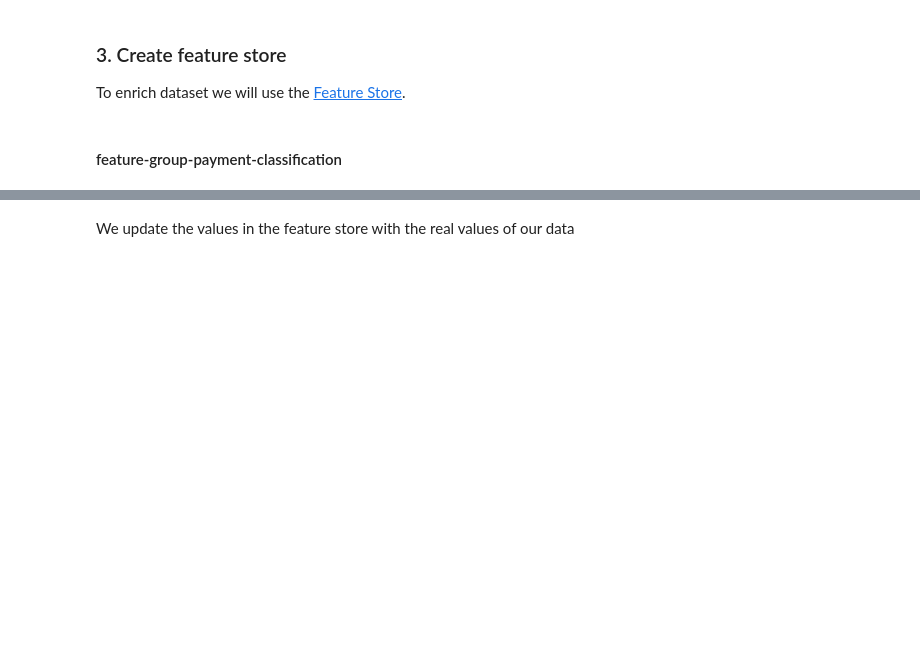
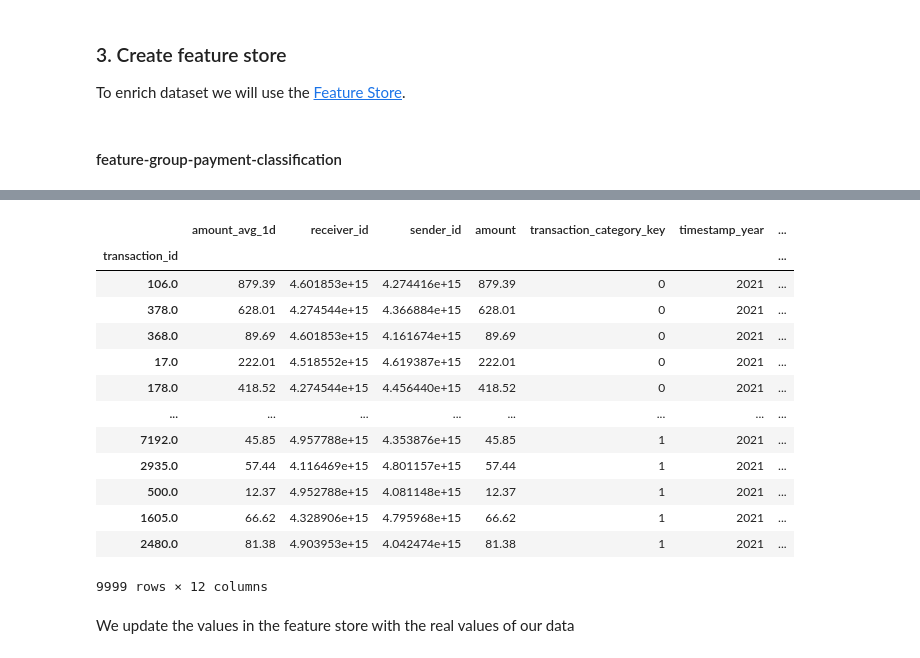
Before and after one commit to mlrun/demo-sagemaker, a Jupyter notebook: financial_payment_classification_v3.ipynb, the cells around one changed output, grey strips where cells are left out. Cells and saved outputs as stored; diff of their text form; code cells hidden in the pictures; blank space fills up the shorter version.

```diff
--- a/financial_payment_classification_v3.ipynb
+++ b/financial_payment_classification_v3.ipynb
@@ -237,6 +272,6 @@ extended_transactions_set.plot(rankdir="LR", with_targets=True)
 # %% [output]
 [drawing not drawn]
 # %%
-ingested_data = extended_transactions_set.ingest(data, overwrite=True)
+ingested_data = extended_transactions_set.ingest(part_data, overwrite=True)
 ingested_data
 # %% [output]
@@ -243,0 +279,14 @@ ingested_data
+|  | amount_avg_1d | receiver_id | sender_id | amount | transaction_category_key | timestamp_year | ... |
+| transaction_id |  |  |  |  |  |  | ... |
+| 106.0 | 879.39 | 4.601853e+15 | 4.274416e+15 | 879.39 | 0 | 2021 | ... |
+| 378.0 | 628.01 | 4.274544e+15 | 4.366884e+15 | 628.01 | 0 | 2021 | ... |
+| 368.0 | 89.69 | 4.601853e+15 | 4.161674e+15 | 89.69 | 0 | 2021 | ... |
+| 17.0 | 222.01 | 4.518552e+15 | 4.619387e+15 | 222.01 | 0 | 2021 | ... |
+| 178.0 | 418.52 | 4.274544e+15 | 4.456440e+15 | 418.52 | 0 | 2021 | ... |
+| ... | ... | ... | ... | ... | ... | ... | ... |
+| 7192.0 | 45.85 | 4.957788e+15 | 4.353876e+15 | 45.85 | 1 | 2021 | ... |
+| 2935.0 | 57.44 | 4.116469e+15 | 4.801157e+15 | 57.44 | 1 | 2021 | ... |
+| 500.0 | 12.37 | 4.952788e+15 | 4.081148e+15 | 12.37 | 1 | 2021 | ... |
+| 1605.0 | 66.62 | 4.328906e+15 | 4.795968e+15 | 66.62 | 1 | 2021 | ... |
+| 2480.0 | 81.38 | 4.903953e+15 | 4.042474e+15 | 81.38 | 1 | 2021 | ... |
+9999 rows × 12 columns
```
Also changed, not shown: parts of 16 cells of this notebook.
